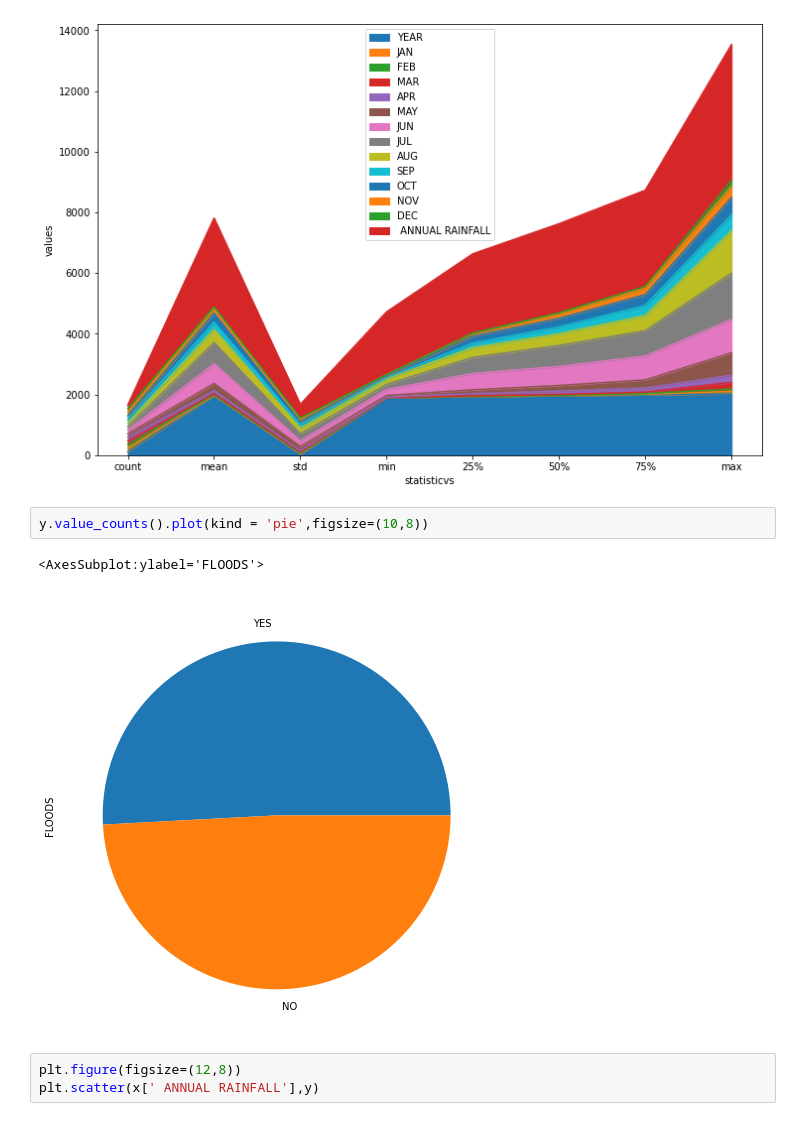
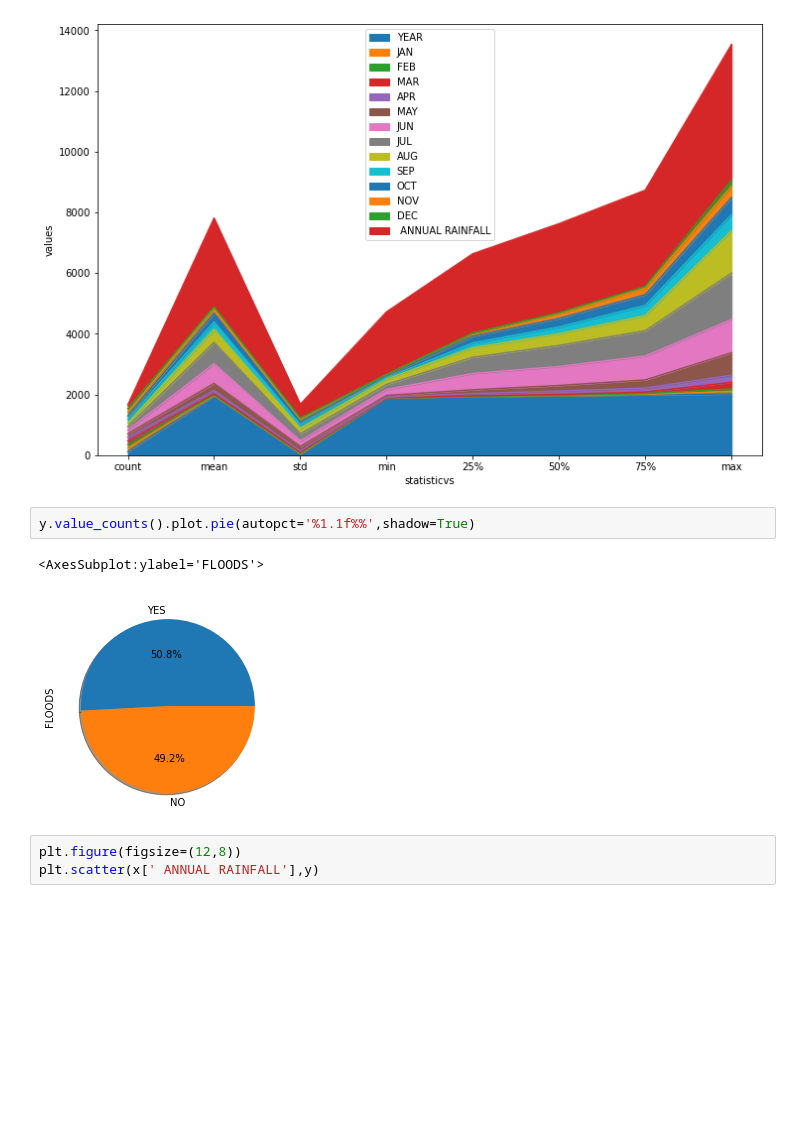
Before and after one commit to swapnendu31/Machine-Learning, a Jupyter notebook: ML_flood/ML-FLOOD.ipynb, the cells around one changed output. Saved outputs shown, nothing was run; the diff lists cells and outputs as text; blank space fills up the shorter version.

```diff
--- a/ML_flood/ML-FLOOD.ipynb
+++ b/ML_flood/ML-FLOOD.ipynb
@@ -105,10 +105,10 @@ plt.show()
 # %% [output]
 [figure]
 # %%
-y.value_counts().plot(kind = 'pie',figsize=(10,8))
+y.value_counts().plot.pie(autopct='%1.1f%%',shadow=True)
 # %% [output]
 <AxesSubplot:ylabel='FLOODS'>
-[figure, old version]
+[figure, new version]
 # %%
 plt.figure(figsize=(12,8))
 plt.scatter(x[' ANNUAL RAINFALL'],y)
```
Also changed, not shown: parts of 12 cells of this notebook.
